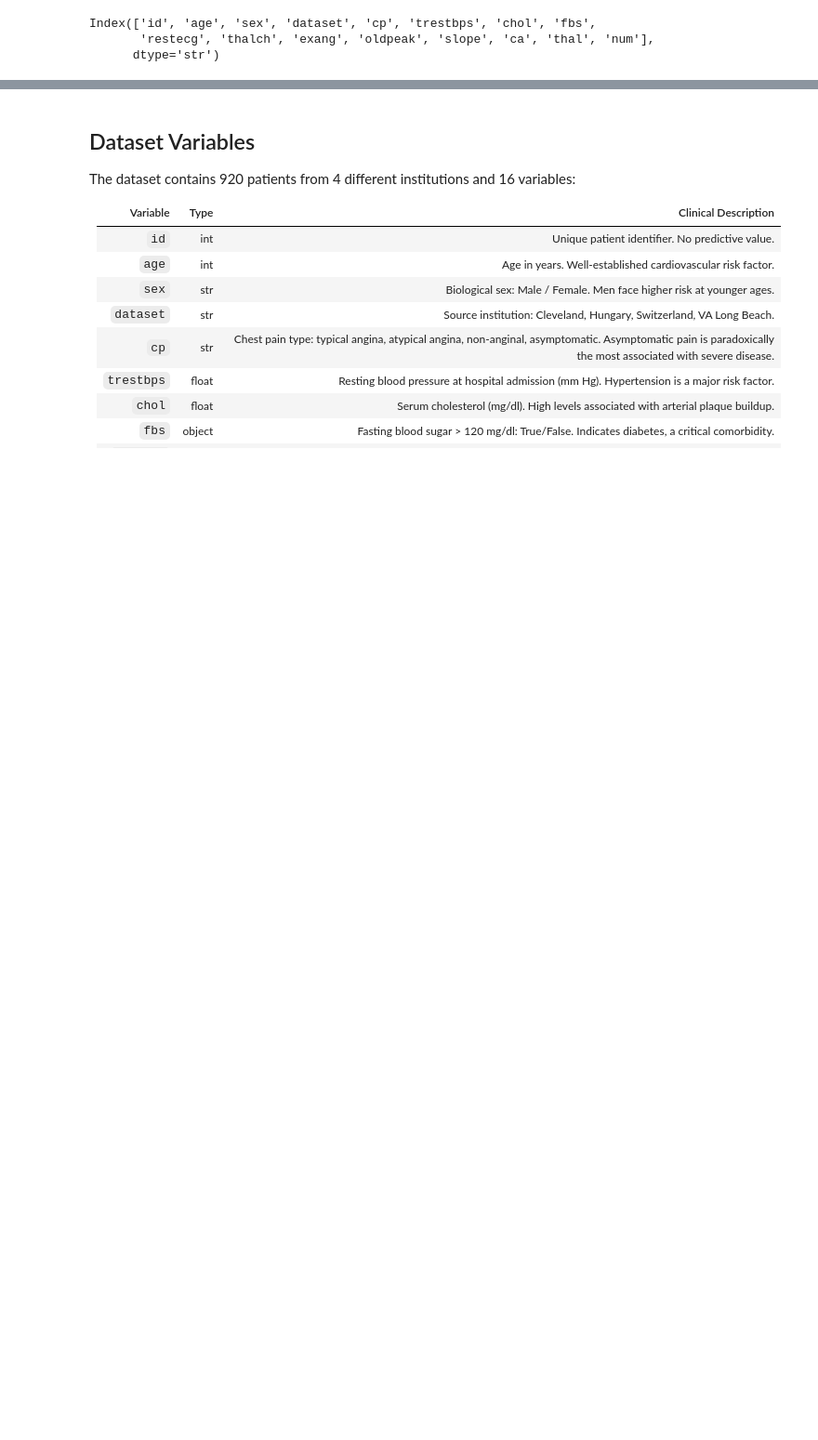
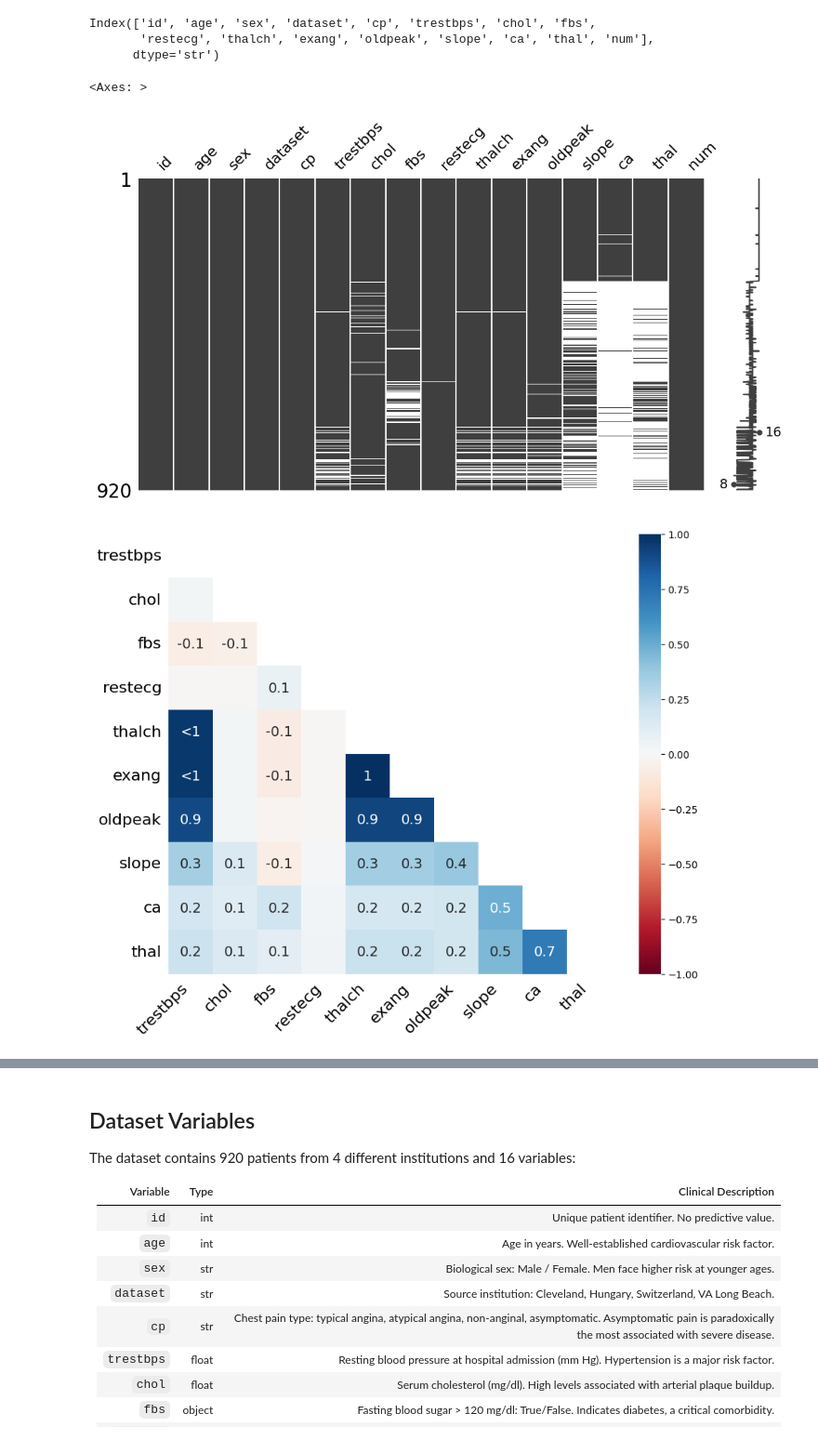
Before and after one commit to JoaquinCar/heart-disease-risk-predictor, a Jupyter notebook: data/EDA.ipynb, the cells around one changed output, grey strips where cells are left out. Shown at 93% size. Cells and saved outputs as stored; diff of their text form; code cells hidden in the pictures; blank space fills up the shorter version.

```diff
--- a/data/EDA.ipynb
+++ b/data/EDA.ipynb
@@ -63,3 +67,11 @@ print(df.columns)
 Index(['id', 'age', 'sex', 'dataset', 'cp', 'trestbps', 'chol', 'fbs',
        'restecg', 'thalch', 'exang', 'oldpeak', 'slope', 'ca', 'thal', 'num'],
       dtype='str')
+# %%
+import missingno as msno
+msno.matrix(df, figsize=(12, 6))
+msno.heatmap(df, figsize=(10, 8))
+# %% [output]
+<Axes: >
+[figure, added]
+[figure, added]
```
Also changed, not shown: parts of 10 cells of this notebook.
